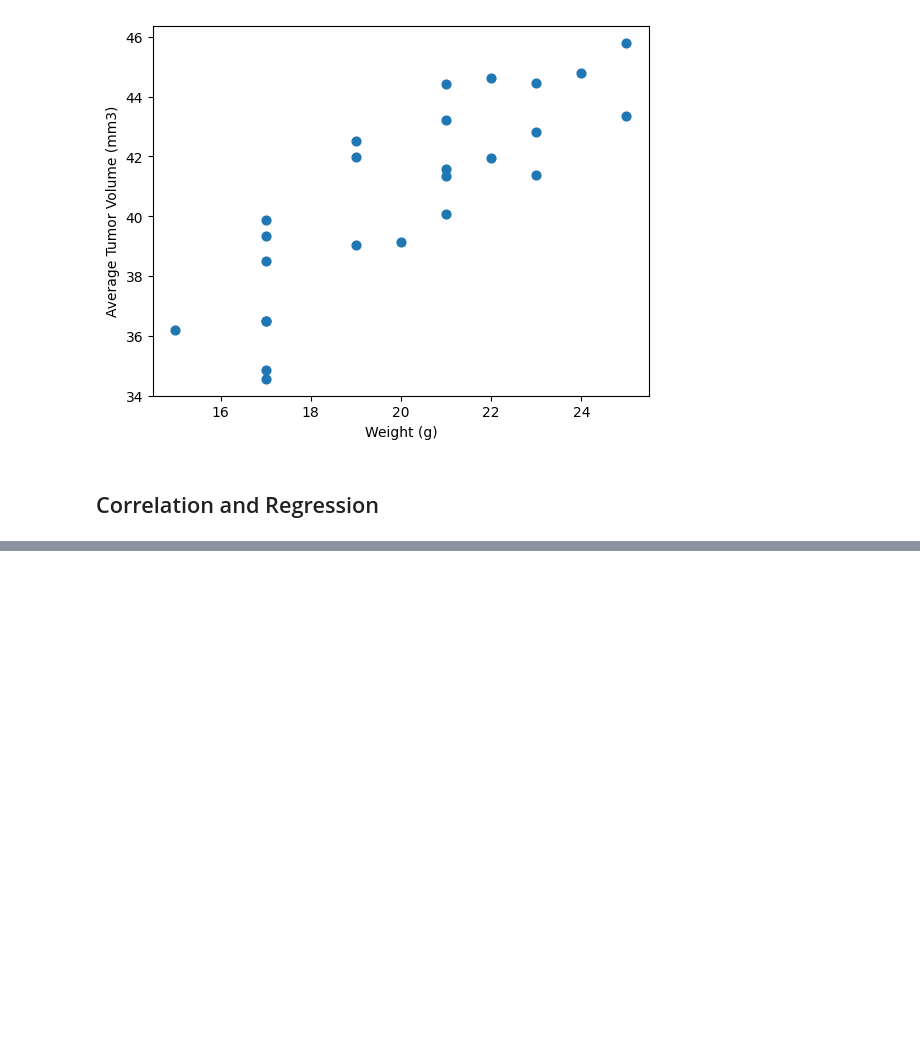
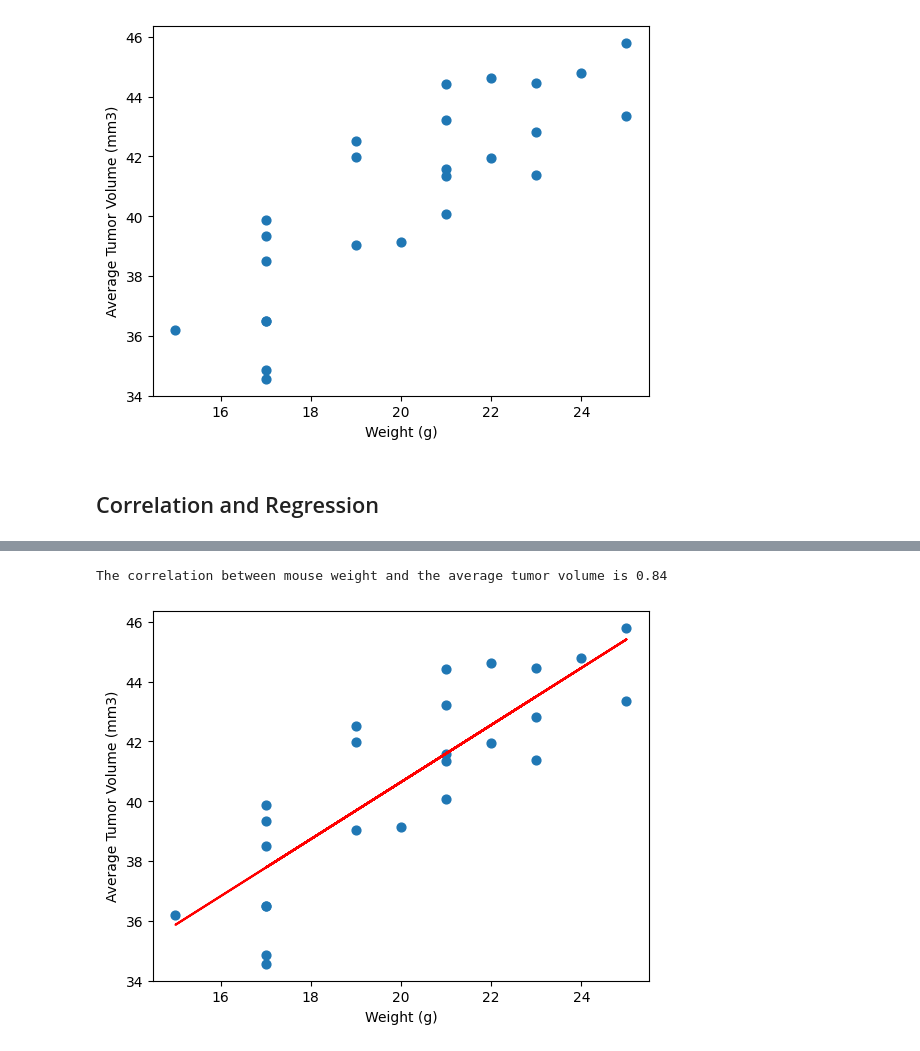
Before and after one commit to munozjon/matplotlib-challenge, a Jupyter notebook: Pymaceuticals/pymaceuticals.ipynb, the cells around one changed output, grey strips where cells are left out. Drawn from its saved outputs; the diff is of its cells as text; code cells hidden in the pictures; blank space fills up the shorter version.

Commit message:
Completed Correlation and Regression for scatter plot

```diff
--- a/Pymaceuticals/pymaceuticals.ipynb
+++ b/Pymaceuticals/pymaceuticals.ipynb
@@ -293,0 +288,15 @@ The correlation between mouse weight and the average tumor volume is 0.84
+# %%
+# Calculate the correlation coefficient and a linear regression model
+# for mouse weight and average observed tumor volume for the entire Capomulin regimen
+
+regress_values = grouped_capomulin["Weight (g)"].values * slope + intercept
+grouped_capomulin.plot(kind="scatter", x="Weight (g)", y="Tumor Volume (mm3)", s=40, ylabel="Average Tumor Volume (mm3)")
+
+(slope, intercept, rvalue, pvalue, stderr) = st.linregress(grouped_capomulin["Weight (g)"],grouped_capomulin["Tumor Volume (mm3)"])
+
+plt.plot(grouped_capomulin["Weight (g)"], regress_values, color='r')
+
+print(f"The correlation between mouse weight and the average tumor volume is {round(rvalue, 2)}")
+# %% [output]
+The correlation between mouse weight and the average tumor volume is 0.84
+[figure, added]
```
Also changed, not shown: parts of 1 cell of this notebook.
